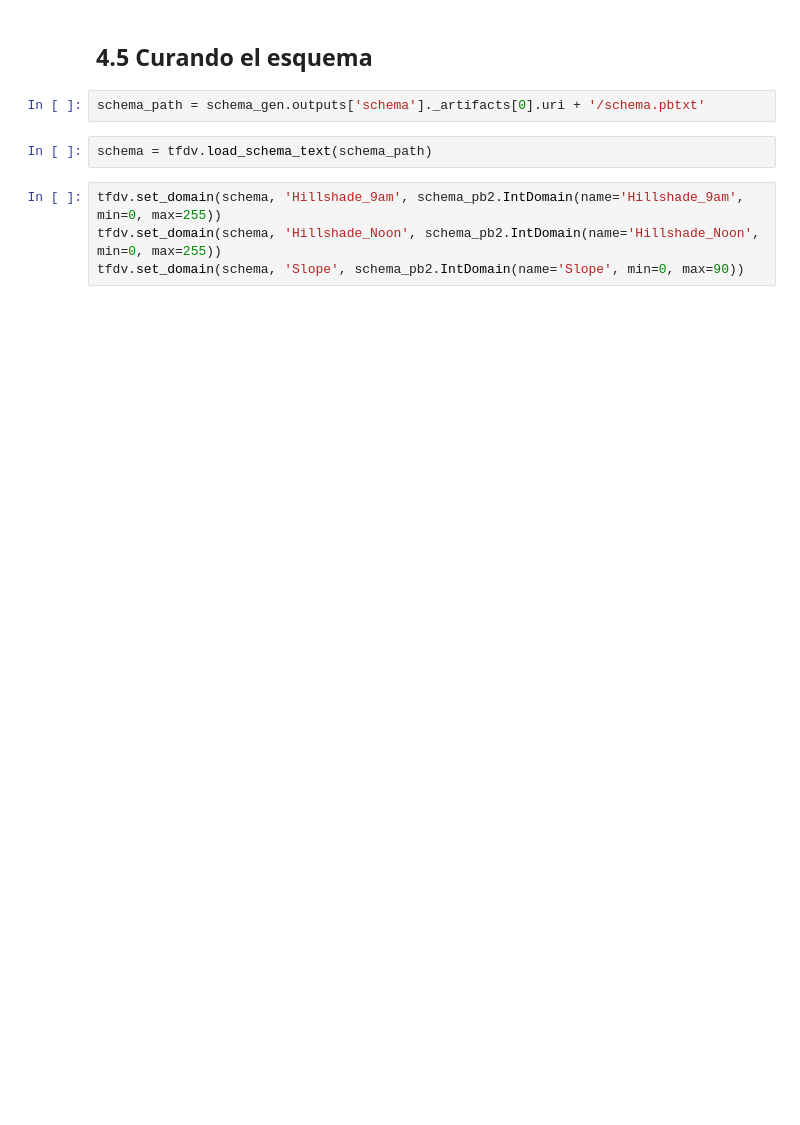
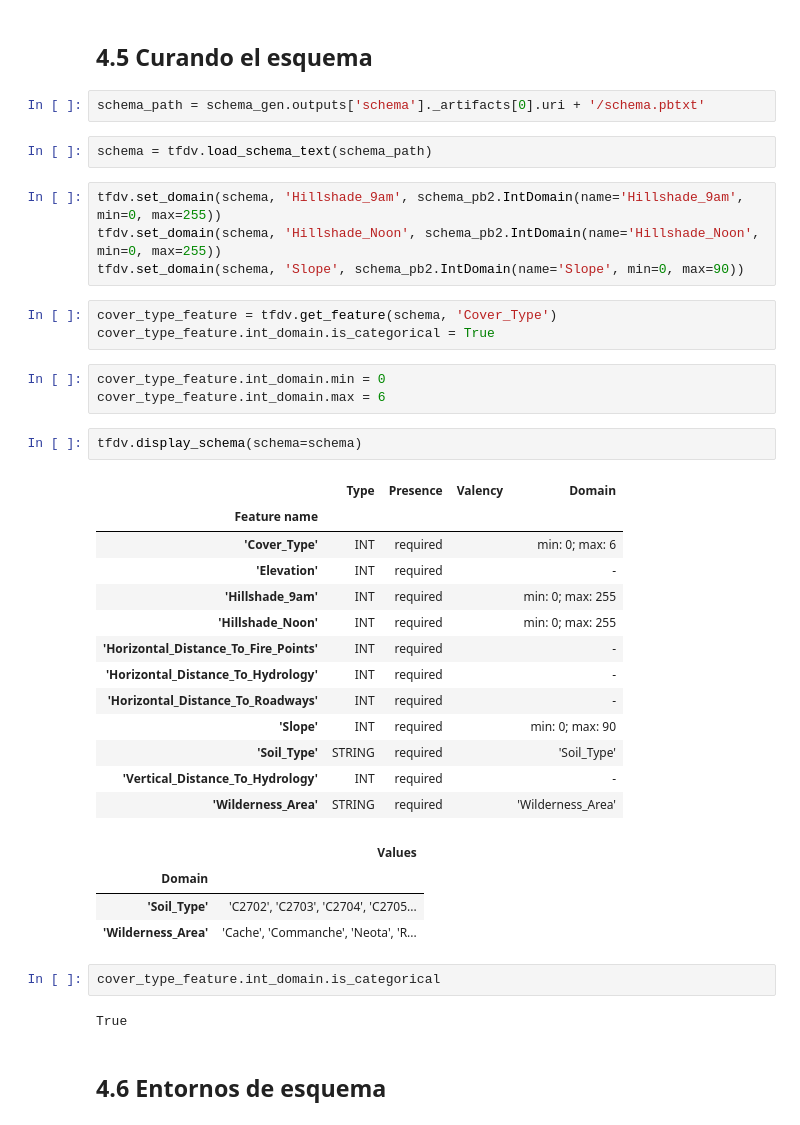
Before and after one commit to dcrovo/MLOPS-Project1, a Jupyter notebook: ProyectoMLOPS1.ipynb, the cells around one changed output. Saved outputs shown, nothing was run; the diff lists cells and outputs as text; blank space fills up the shorter version.

```diff
--- a/ProyectoMLOPS1.ipynb
+++ b/ProyectoMLOPS1.ipynb
@@ -249,3 +264,35 @@ schema = tfdv.load_schema_text(schema_path)
 tfdv.set_domain(schema, 'Hillshade_9am', schema_pb2.IntDomain(name='Hillshade_9am', min=0, max=255))
 tfdv.set_domain(schema, 'Hillshade_Noon', schema_pb2.IntDomain(name='Hillshade_Noon', min=0, max=255))
 tfdv.set_domain(schema, 'Slope', schema_pb2.IntDomain(name='Slope', min=0, max=90))
+# %%
+cover_type_feature = tfdv.get_feature(schema, 'Cover_Type')
+cover_type_feature.int_domain.is_categorical = True
+# %%
+cover_type_feature.int_domain.min = 0
+cover_type_feature.int_domain.max = 6
+# %%
+tfdv.display_schema(schema=schema)
+# %% [output]
+|  | Type | Presence | Valency | Domain |
+| Feature name |  |  |  |  |
+| 'Cover_Type' | INT | required |  | min: 0; max: 6 |
+| 'Elevation' | INT | required |  | - |
+| 'Hillshade_9am' | INT | required |  | min: 0; max: 255 |
+| 'Hillshade_Noon' | INT | required |  | min: 0; max: 255 |
+| 'Horizontal_Distance_To_Fire_Points' | INT | required |  | - |
+| 'Horizontal_Distance_To_Hydrology' | INT | required |  | - |
+| 'Horizontal_Distance_To_Roadways' | INT | required |  | - |
+| 'Slope' | INT | required |  | min: 0; max: 90 |
+| 'Soil_Type' | STRING | required |  | 'Soil_Type' |
+| 'Vertical_Distance_To_Hydrology' | INT | required |  | - |
+| 'Wilderness_Area' | STRING | required |  | 'Wilderness_Area' |
+|  | Values |
+| Domain |  |
+| 'Soil_Type' | 'C2702', 'C2703', 'C2704', 'C2705... |
+| 'Wilderness_Area' | 'Cache', 'Commanche', 'Neota', 'R... |
+# %%
+cover_type_feature.int_domain.is_categorical
+# %% [output]
+True
+# %% [markdown]
+## 4.6 Entornos de esquema
```
Also changed, not shown: parts of 47 cells of this notebook, 40 other files.
